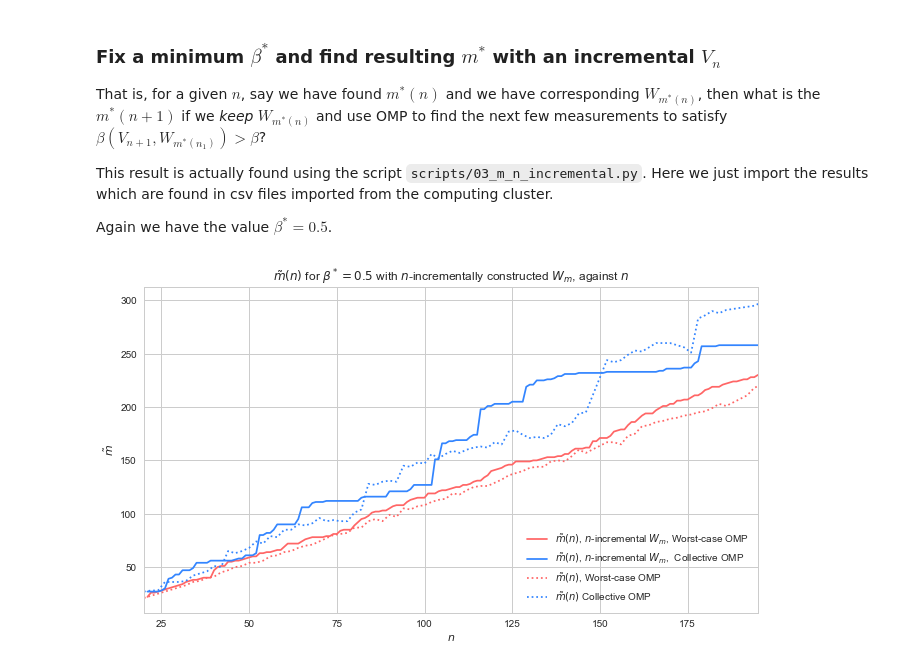
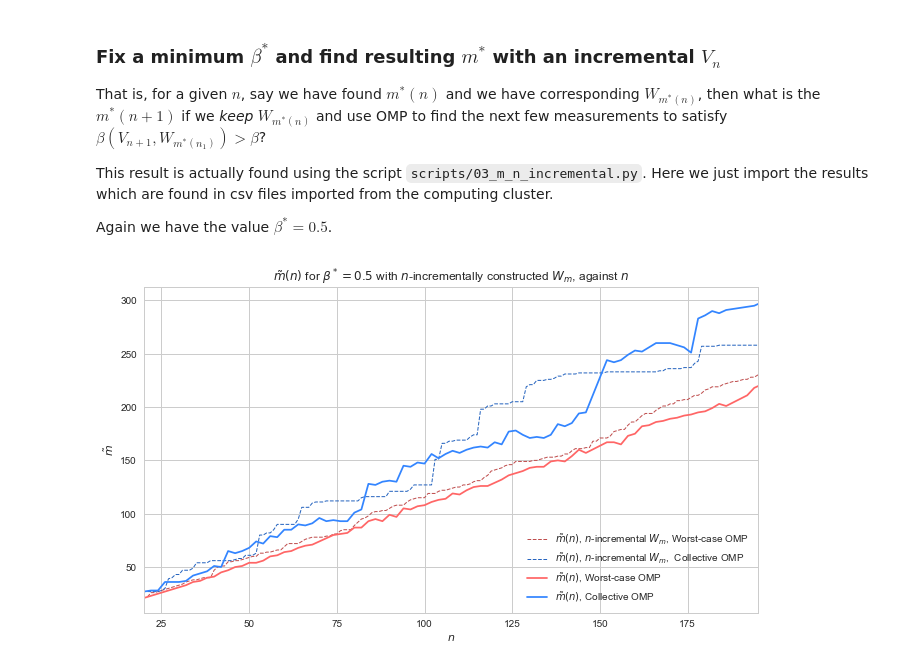
Before and after one commit to james-nichols/pyApproxTools, a Jupyter notebook: notebooks/omp/02_omp_point_eval.ipynb, the cells around one changed output. Drawn from its saved outputs; the diff is of its cells as text; code cells hidden in the pictures.

```diff
--- a/notebooks/omp/02_omp_point_eval.ipynb
+++ b/notebooks/omp/02_omp_point_eval.ipynb
@@ -297,32 +297,35 @@ Again we have the value $\beta^* = 0.5$.
 # %%
 data_dir = '../../scripts/omp/'
 comp_file = data_dir + 'comp_sin_n_incr_m_star.csv'
 wcomp_file = data_dir + 'wcomp_sin_n_incr_m_star.csv'
 
 ms_nincr_comp = np.loadtxt(comp_file)
 ms_nincr_wcomp = np.loadtxt(wcomp_file)
 
 sns.set_palette("deep")
 sns.set_style("whitegrid")
 cp = sns.color_palette()
 
 bl = (51/255, 133/255, 255/255)
 re = (255/255, 102/255, 102/255)
 
+bl_d = (0.75*51/255, 0.75*133/255, 0.75*255/255)
+re_d = (0.75*255/255, 0.75*102/255, 0.75*102/255)
+
 axs = []
 fig = plt.figure(figsize=(11, 6))
 ax = fig.add_subplot(1, 1, 1, title=r'$\tilde{m}(n)$ for $\beta^*=0.5$ with $n$-incrementally constructed $W_m$, against $n$')#, title=r'$\beta(V_n, W_m)$ against $m$ for various $n$')
 
-plt.plot(ms_nincr_wcomp[:,0], ms_nincr_wcomp[:,1], label=r'$\tilde{m}(n)$, $n$-incremental $W_m$, Worst-case OMP', color=re)
-plt.plot(ms_nincr_comp[:,0], ms_nincr_comp[:,1], label=r'$\tilde{m}(n)$, $n$-incremental $W_m$,  Collective OMP', color=bl)
+plt.plot(ms_nincr_wcomp[:,0], ms_nincr_wcomp[:,1], '--', label=r'$\tilde{m}(n)$, $n$-incremental $W_m$, Worst-case OMP', color=re_d, lw=1)
+plt.plot(ms_nincr_comp[:,0], ms_nincr_comp[:,1], '--', label=r'$\tilde{m}(n)$, $n$-incremental $W_m$,  Collective OMP', color=bl_d, lw=1)
 
-plt.plot(ms_wcomp[:,0], ms_wcomp[:,1], ':', label=r'$\tilde{m}(n)$, Worst-case OMP', color=re)
-plt.plot(ms_comp[:,0], ms_comp[:,1], ':', label=r'$\tilde{m}(n)$ Collective OMP', color=bl)
+plt.plot(ms_wcomp[:,0], ms_wcomp[:,1], '-', label=r'$\tilde{m}(n)$, Worst-case OMP', color=re)
+plt.plot(ms_comp[:,0], ms_comp[:,1], '-', label=r'$\tilde{m}(n)$, Collective OMP', color=bl)
 
 ax.set(xlabel='$n$', ylabel=r'$\tilde{m}$', xlim=[20,195])#r'$m$', ylabel=r'$\beta(V_n, W_m)$')
 ax.xaxis.set_ticks(np.arange(25, 200, 25))
 plt.legend(loc=4)
 plt.savefig('n_incr_COMP_vs_WCOMP.pdf')
 plt.show()
 # %% [output]
-[figure, old version]
+[figure, new version]
```
Also changed, not shown: 1 other file.
